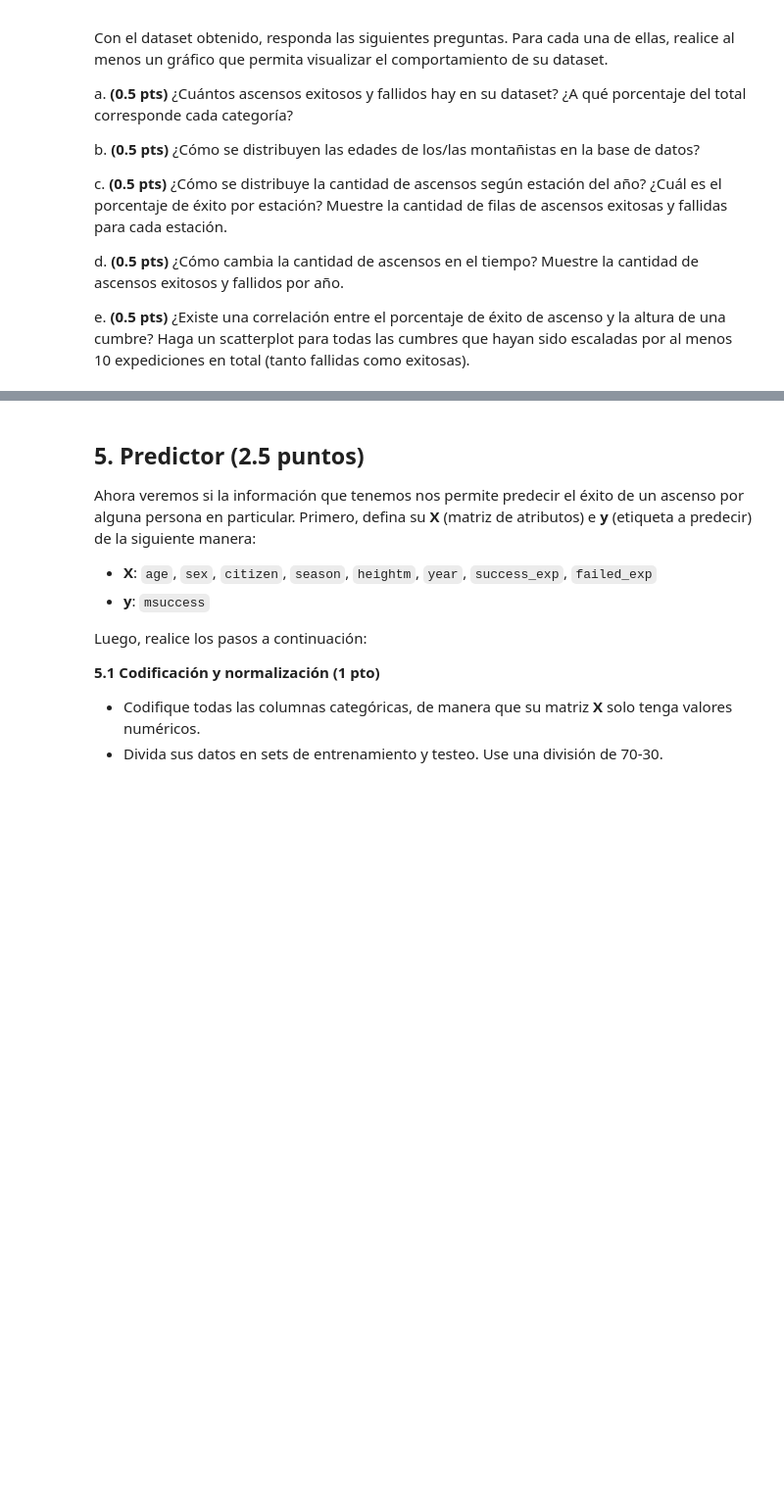
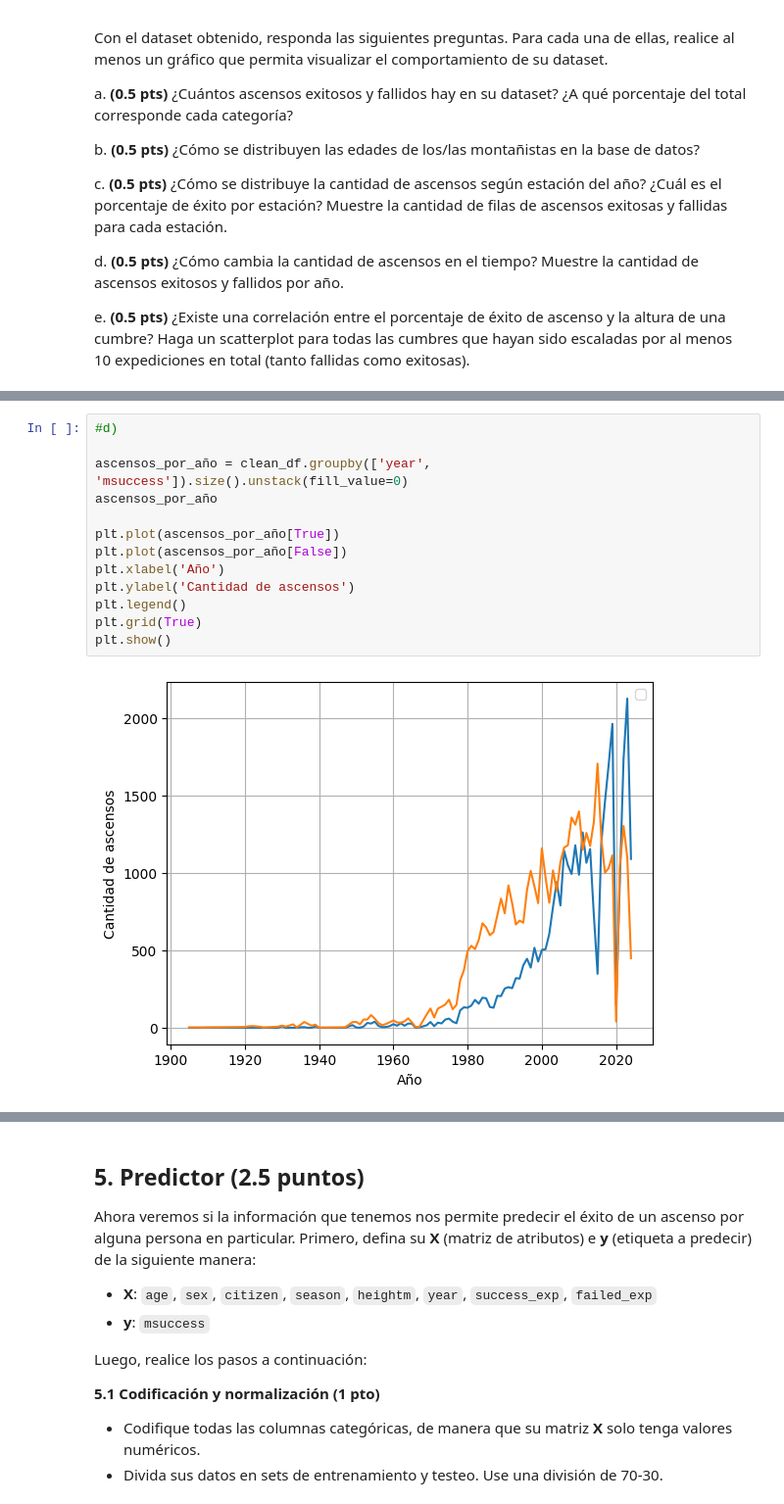
Before and after one commit to LmChicao/IMT2200-Lucas-Chicao, a Jupyter notebook: Tareas/Tarea 4/IMT2200-25s2 - Tarea 04.ipynb, the cells around one changed output, grey strips where cells are left out. Shown: that part at 98% size. Saved outputs shown, nothing was run; the diff lists cells and outputs as text; blank space fills up the shorter version.

```diff
--- a/Tareas/Tarea 4/IMT2200-25s2 - Tarea 04.ipynb
+++ b/Tareas/Tarea 4/IMT2200-25s2 - Tarea 04.ipynb
@@ -216,0 +313,15 @@ Respuestas:
+# %%
+#d)
+
+ascensos_por_año = clean_df.groupby(['year', 'msuccess']).size().unstack(fill_value=0)
+ascensos_por_año
+
+plt.plot(ascensos_por_año[True])
+plt.plot(ascensos_por_año[False])
+plt.xlabel('Año')
+plt.ylabel('Cantidad de ascensos')
+plt.legend()
+plt.grid(True)
+plt.show()
+# %% [output]
+[figure, added]
```
Also changed, not shown: parts of 15 cells of this notebook.
